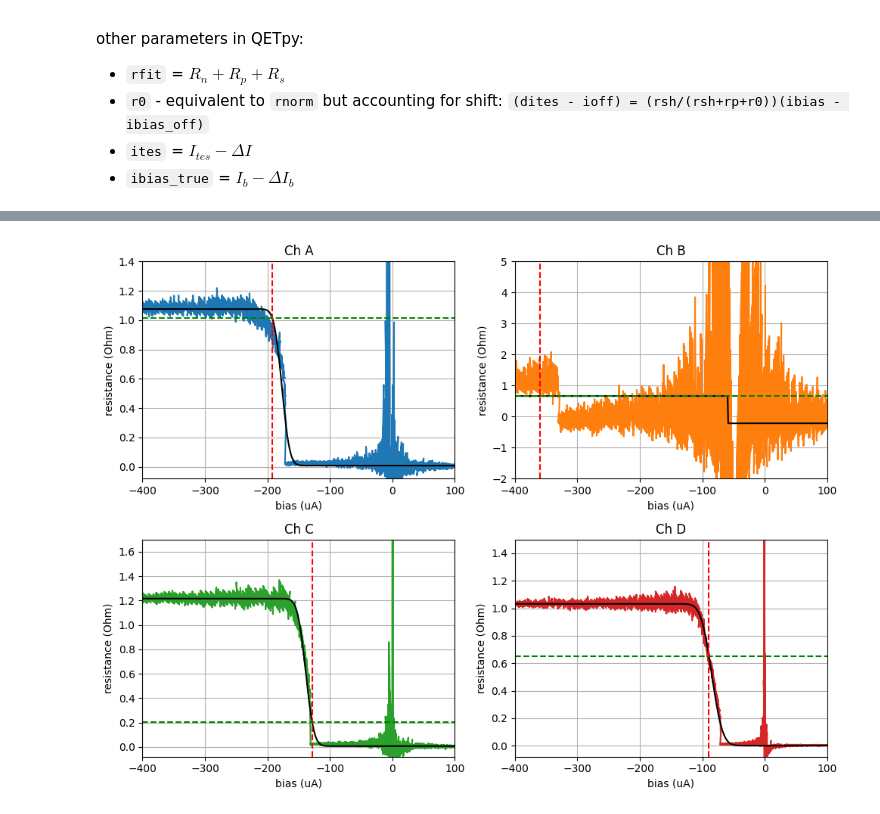
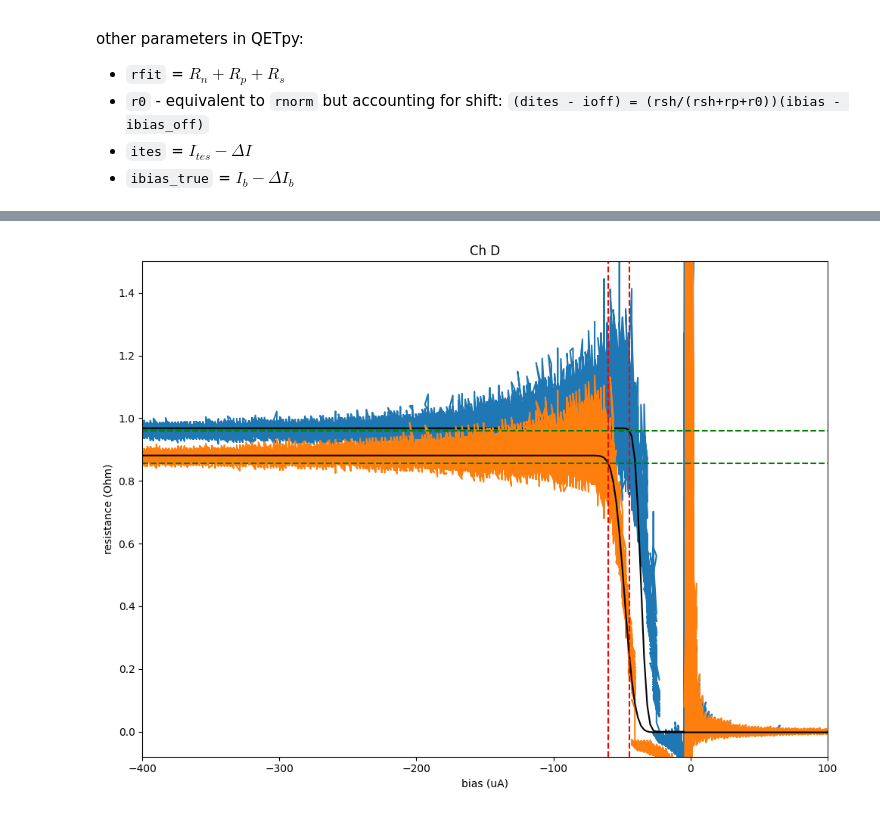
Before and after one commit to tamu-edu/tes_noise, a Jupyter notebook: IbIs.ipynb, the cells around one changed output, grey strips where cells are left out. Saved outputs shown, nothing was run; the diff lists cells and outputs as text; code cells hidden in the pictures.

```diff
--- a/IbIs.ipynb
+++ b/IbIs.ipynb
@@ -73,5 +51,6 @@ channels = 'ABCD' # select channel names
 import picoscopedata
 importlib.reload(picoscopedata)
 from picoscopedata import PicoscopeData
-ibis = PicoscopeData(runname, data_dir = data_dir, idx = idx)
+# ibis = PicoscopeData(runname, data_dir = data_dir, idx = idx)
+ibis = PicoscopeData(runname, data_dir, glob_pattern = glob_pattern, row_avg = 0, sigchan='H')
 # %% [output]
@@ -180,15 +176,20 @@ fig, axs = plt.subplots(nrows = numrows, ncols = 2, figsize = (10,3.5*numrows))
 
 fig.suptitle('time traces')
 
-for ax in axs[1]:
-    ax.set_xlabel('sec')
-for ax in axs[:,0]:
-    ax.set_ylabel('V')
+if numrows > 1:
+    for ax in axs[1]:
+        ax.set_xlabel('sec')
+    for ax in axs[:,0]:
+        ax.set_ylabel('V')
+else:
+    axs[0].set_ylabel('AU')
 
 for i, (c, ax) in enumerate(zip(channels, axs.flatten())):
 
     ax.grid()
     ax.set_title(f'Ch {c}')
+    if numrows == 1:
+        ax.set_xlabel('sec')
 
 
     ax.plot(ibis.ts[normalinds], ibis(c)[normalinds], label = 'normal')
@@ -263,15 +255,20 @@ fig, axs = plt.subplots(nrows = numrows, ncols = 2, figsize = (10,3.5*numrows))
 
 fig.suptitle('Ib vs Is')
 
-for ax in axs[1]:
-    ax.set_xlabel('bias (uA)')
-for ax in axs[:,0]:
-    ax.set_ylabel('ites (uA)')
+if numrows > 1:
+    for ax in axs[1]:
+        ax.set_xlabel('bias (uA)')
+    for ax in axs[:,0]:
+        ax.set_ylabel('ites (uA)')
+else:
+    axs[0].set_ylabel('AU')
 
 for i, (c, ax) in enumerate(zip(channels, axs.flatten())):
 
     ax.grid()
     ax.set_title(f'Ch {c}')
+    if numrows == 1:
+        ax.set_xlabel('sec')
 
 
     ax.plot(1e6*ibis('H')[normalinds], 1e3*to_ADC(ibis(c)[normalinds], ibis.config), label = 'normal')
@@ -385,14 +376,16 @@ def inv_transition_curve(y, Rn, Rsc, loc, scale):
 
     return scale*ss.erfcinv(2*(y - Rsc)/(Rn-Rsc)) + loc
 
-fig, axs = plt.subplots(nrows = numrows, ncols = 2, figsize = (10,7.5))
+fig, axs = plt.subplots(nrows = numrows, ncols = 1, figsize = (10,7.5))
 
 popt = {}
 pcov = {}
 
-maxy = {'A': 1.4, 'B': 5, 'C': 1.7, 'D': 1.5}
+maxy = {'A': 15, 'B': 5, 'C': 1.7, 'D': 1.5}
 
-for i, (c,ax) in enumerate(zip(channels, axs.flatten())):
+# for i, (c,ax) in enumerate(zip(channels, axs.flatten())):
+for i, c in enumerate(channels):
+    ax = axs
     ax.grid()
     ax.set_title(f'Ch {c}')
 
@@ -418,37 +411,38 @@ for i, (c,ax) in enumerate(zip(channels, axs.flatten())):
     ax.set_xlabel('bias (uA)')
     ax.set_ylabel('resistance (Ohm)')
 
 transition_fits = pd.DataFrame.from_dict(popt)
 transition_fits.index = ('Rn', 'Rsc', 'loc', 'scale')
 
 # manual ibias
 manual_ibias = True
-op_pts = np.array([-192.4, -360, -128.4, -89.4]) # uA
+op_pts = np.array([-44.4, -60.1]) # uA
 if manual_ibias:
     R_ops = np.array([transition_curve(op_pts[i], *popt[c]) for i, c in enumerate(channels)])
 else:
     op_pt = 0.5 # operation at 50% of normal resistance
 
     R_ops = op_pt*(transition_fits.loc['Rn'] - transition_fits.loc['Rsc']) + transition_fits.loc['Rsc']
     R_ops.name = 'R_op'
 
     op_pts = np.array([inv_transition_curve(R_ops[i], *popt[c]) for i, c in enumerate(channels)])
 
-for i, (c,ax) in enumerate(zip(channels, axs.flatten())):
+# for i, (c,ax) in enumerate(zip(channels, axs.flatten())):
+for i, c in enumerate(channels):
     ax.axvline(op_pts[i], color = 'r', linestyle = 'dashed')
     ax.axhline(R_ops[i], color = 'g', linestyle = 'dashed')
 
     ax.set_xlim(-400, ax.axis()[1])
 
 # add data to transition_fits
 transition_fits.loc['R_op'] = R_ops # Ohm
 transition_fits.loc['I0'] = op_pts # uA
-transition_fits.loc['P0'] = R_ops*(op_pts**2) # pW
+transition_fits.loc['P0'] = R_ops*((op_pts * 10**-6)**2) # W
 
 #plt.legend(loc = 'best')
 fig.tight_layout()
 # %% [output]
-[figure, old version]
+[figure, new version]
 # %%
 transition_fits
 # %% [output]
```
Also changed, not shown: parts of 26 cells of this notebook, 4 other files.
